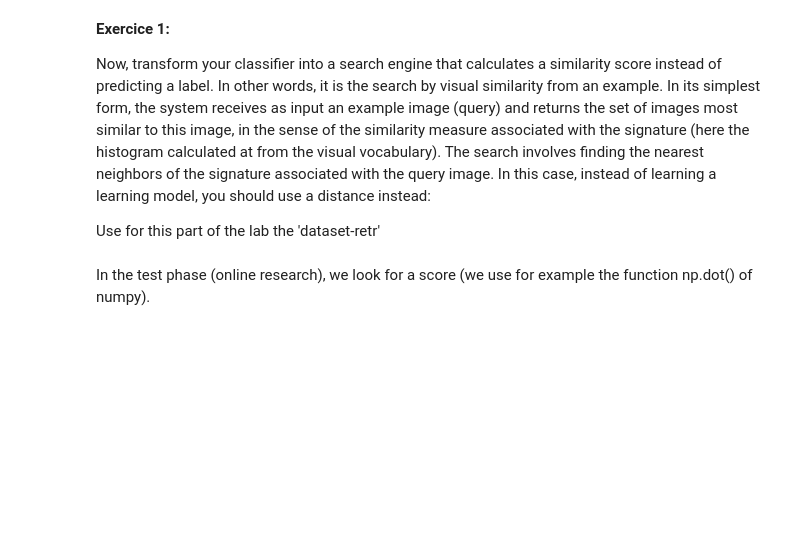
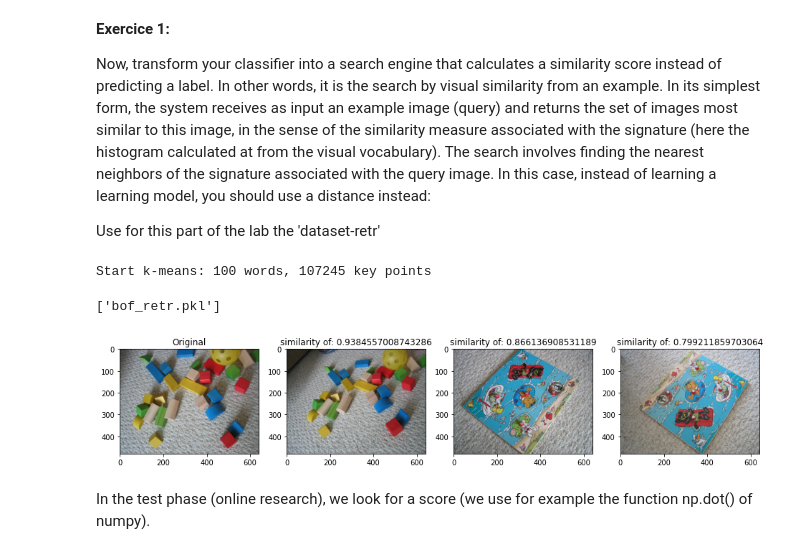
Before and after one commit to Mkenza/Computer_V_SDI, a Jupyter notebook: TP1_MAKHLOUF_ClassifBasedFeaturesPoints.ipynb, the cells around one changed output. Drawn from its saved outputs; the diff is of its cells as text; code cells hidden in the pictures; blank space fills up the shorter version.

```diff
--- a/TP1_MAKHLOUF_ClassifBasedFeaturesPoints.ipynb
+++ b/TP1_MAKHLOUF_ClassifBasedFeaturesPoints.ipynb
@@ -356,11 +368,77 @@ for image_path, prediction in zip(image_paths, predictions):
 Now, transform your classifier into a search engine that calculates a similarity score instead of predicting a label. In other words, it is the search by visual similarity from an example. In its simplest form, the system receives as input an example image (query) and returns the set of images most similar to this image, in the sense of the similarity measure associated with the signature (here the histogram calculated at from the visual vocabulary). The search involves finding the nearest neighbors of the signature associated with the query image. In this case, instead of learning a learning model, you should use a distance instead:
 
 Use for this part of the lab the 'dataset-retr'
+# %%
+# Get the path of the training set
+train_path = './Data-BoW/dataset-retr/train/'
+# Get the training classes names and store them in a list
+training_names = os.listdir(train_path)
+
+image_paths = imlist(train_path)
+# Create feature extraction and keypoint detector objects
+des_list = []
+
+sift = cv2.SIFT_create()
+
+for image_path in image_paths:
+    im = cv2.imread(image_path)
+    gray = cv2.cvtColor(im, cv2.COLOR_BGR2GRAY)
+    kp, des = sift.detectAndCompute(gray, None)
+    des_list.append((image_path, des))
+
+# Stack all the descriptors vertically in a numpy array
+descriptors = des_list[0][1]
+for image_path, descriptor in des_list[1:]:
+    descriptors = np.vstack((descriptors, descriptor))
+
+# Perform k-means clustering
+k = 100
+print ("Start k-means: %d words, %d key points" % (k, descriptors.shape[0]))
+
+voc, variance = kmeans(descriptors, k, 1)
+
+# Calculate the histogram of features
+im_features = np.zeros((len(image_paths), k), "float32")
+for i in range(len(image_paths)):
+    words, distance = vq(des_list[i][1], voc)
+    for w in words:
+        im_features[i][w] += 1
+
+#transform vector
+nbr_occurences = np.sum((im_features>0)*1,axis=0)
+idf = np.array(np.log((1.0*len(image_paths)+1)/(1.0*nbr_occurences+1)),'float32')
+stdSlr = StandardScaler().fit(im_features)
+im_features_r = stdSlr.transform(im_features)
+# %% [output]
+Start k-means: 100 words, 107245 key points
 # %%
 # Perform L2 normalization
 im_features_r = preprocessing.normalize(im_features_r, norm='l2')
 # export the model
-joblib.dump((im_features, image_paths, idf, numWords, voc), "bof_retr.pkl", compress=3)
+joblib.dump((im_features, image_paths, idf, k, voc), "bof_retr.pkl", compress=3)
+# %% [output]
+['bof_retr.pkl']
+# %%
+n = 10
+score = np.dot(im_features_r[n], im_features_r.T)
+
+nearest = np.argsort(score)[::-1]
+fig, axs = plt.subplots(nrows=1, ncols=4, figsize=(16,10))
+
+# plot original
+ax = axs.flatten()[0]
+im = cv2.imread(image_paths[n])
+im = cv2.cvtColor(im, cv2.COLOR_BGR2RGB)
+ax.imshow(im)
+ax.title.set_text(f"Original")
+# plot first three most similar images
+for i, ax in enumerate(axs.flatten()[1:]):
+  im = cv2.imread(image_paths[nearest[i+1]])
+  im = cv2.cvtColor(im, cv2.COLOR_BGR2RGB)
+  ax.imshow(im)
+  ax.title.set_text(f"similarity of: {score[nearest[i+1]]}")
+# %% [output]
+[figure, added]
 # %% [markdown]
 In the test phase (online research), we look for a score (we use for example the function np.dot() of numpy).
 # %%
```
Also changed, not shown: parts of 8 cells of this notebook.
